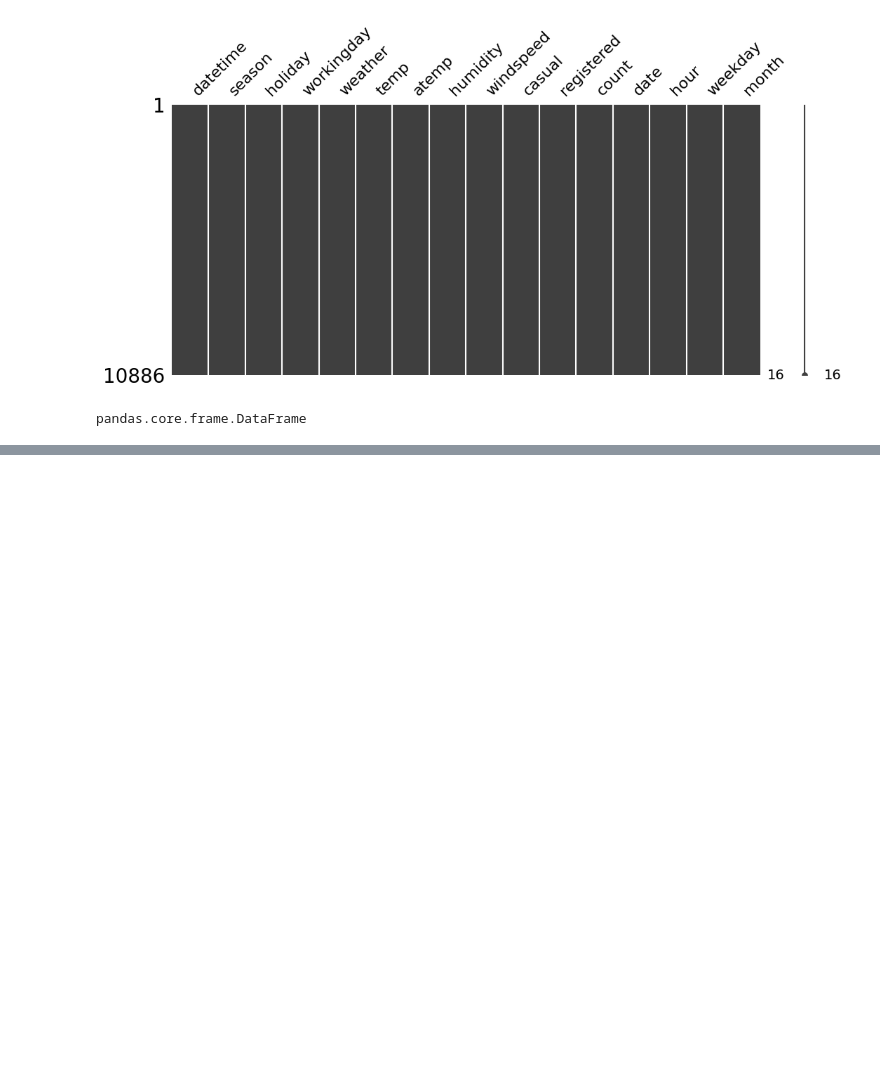
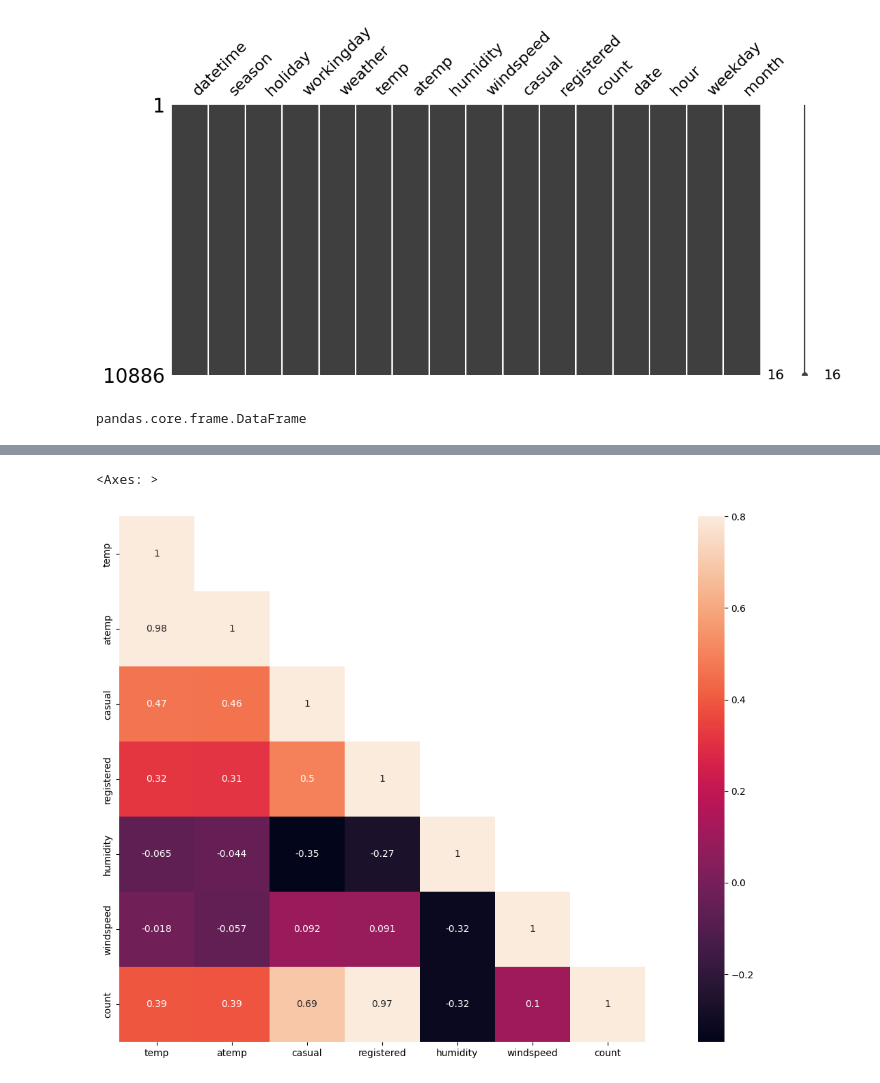
Before and after one commit to kimjeoungeun/my_study, a Jupyter notebook: Python_Study/0511/a_regtression_analysis3.ipynb, the cells around one changed output, grey strips where cells are left out. Cells and saved outputs as stored; diff of their text form; code cells hidden in the pictures; blank space fills up the shorter version.

```diff
--- a/Python_Study/0511/a_regtression_analysis3.ipynb
+++ b/Python_Study/0511/a_regtression_analysis3.ipynb
@@ -221,0 +290,8 @@ df_train_1['dayofweek']=df_train_1['datetime'].dt.dayofweek
+# %%
+df_train_2 = df_train_1[['temp','atemp','casual','registered','humidity','windspeed','count']]
+corrMatt = df_train_2.corr()
+print(corrMatt)
+mask = np.array(corrMatt)
+#Return the indices for the upper-triangle of arr.
+#상삼각행렬
+mask[np.tril_indices_from(mask)] = False #상삼각행렬 False -> 하삼각행렬
@@ -221,0 +316,7 @@ df_train_1['dayofweek']=df_train_1['datetime'].dt.dayofweek
+# %%
+fig,ax=plt.subplots()
+fig.set_size_inches(20,10)
+sns.heatmap(corrMatt, mask=mask, vmax=.8, square=True, annot=True)
+# %% [output]
+<Axes: >
+[figure, added]
```
Also changed, not shown: parts of 75 cells of this notebook, 5 other files.
